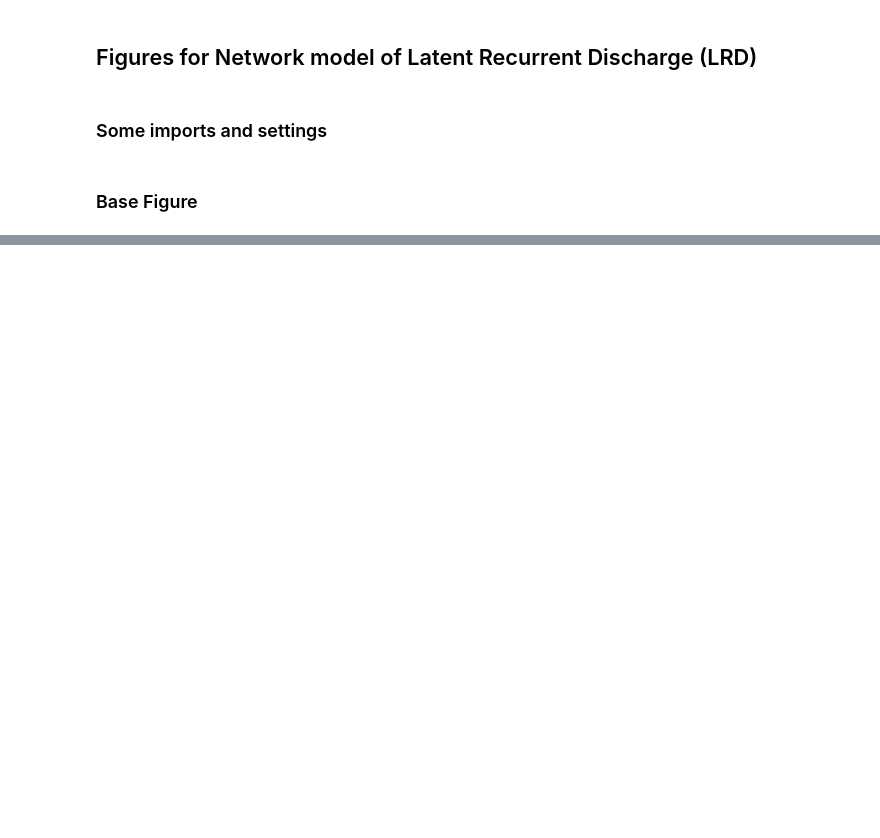
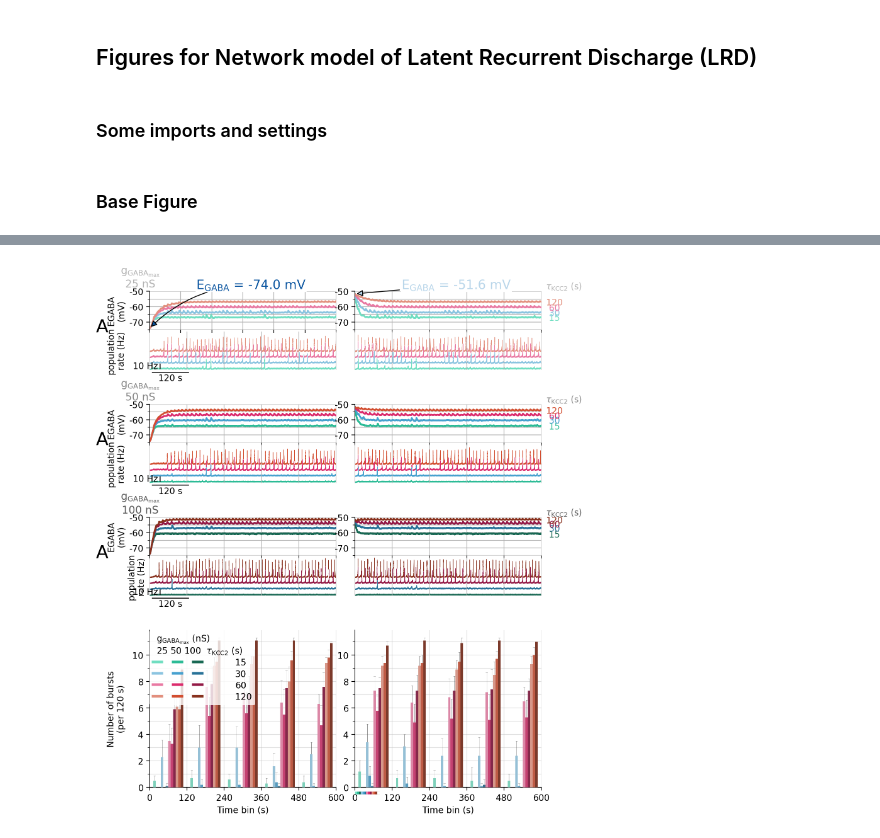
Before and after one commit to ChrisCurrin/goldilocks-GABA, a Jupyter notebook: lrd_figures.ipynb, the cells around one changed output, grey strips where cells are left out. Cells and saved outputs as stored; diff of their text form; code cells hidden in the pictures; blank space fills up the shorter version.

```diff
--- a/lrd_figures.ipynb
+++ b/lrd_figures.ipynb
@@ -96,9 +111,15 @@ del drugs
 # %%
-from lrdfigure_chloride import Chloride
+from scripts.lrdfigure_chloride import Chloride
 
-
-cl = Chloride(seeds=(None, 1038, 1337, 1111, 1010, 1011, 1101, 1110, 11110, 111100))
+cl = Chloride(
+    tau_KCC2s=TAU_KCC2_LIST[::2][:-1],
+    E_Cl_0s=(-60, -88),
+    g_GABAs=(50, 25, 100),
+    seeds=(None, 1038, 1337, 1111, 1010, 1011, 1101, 1110, 11110, 111100),
+)
 cl.run(duration=600)
 cl.plot(timeit=True, colorbar=False)
-cl.save_figure(**save_args)
+if SAVE_FIGS:
+    cl.save_figure(**save_args)
 del cl
+# %% [output]
@@ -104,0 +129 @@ del cl
+[figure, added]
```
Also changed, not shown: parts of 27 cells of this notebook, 10 other files.
